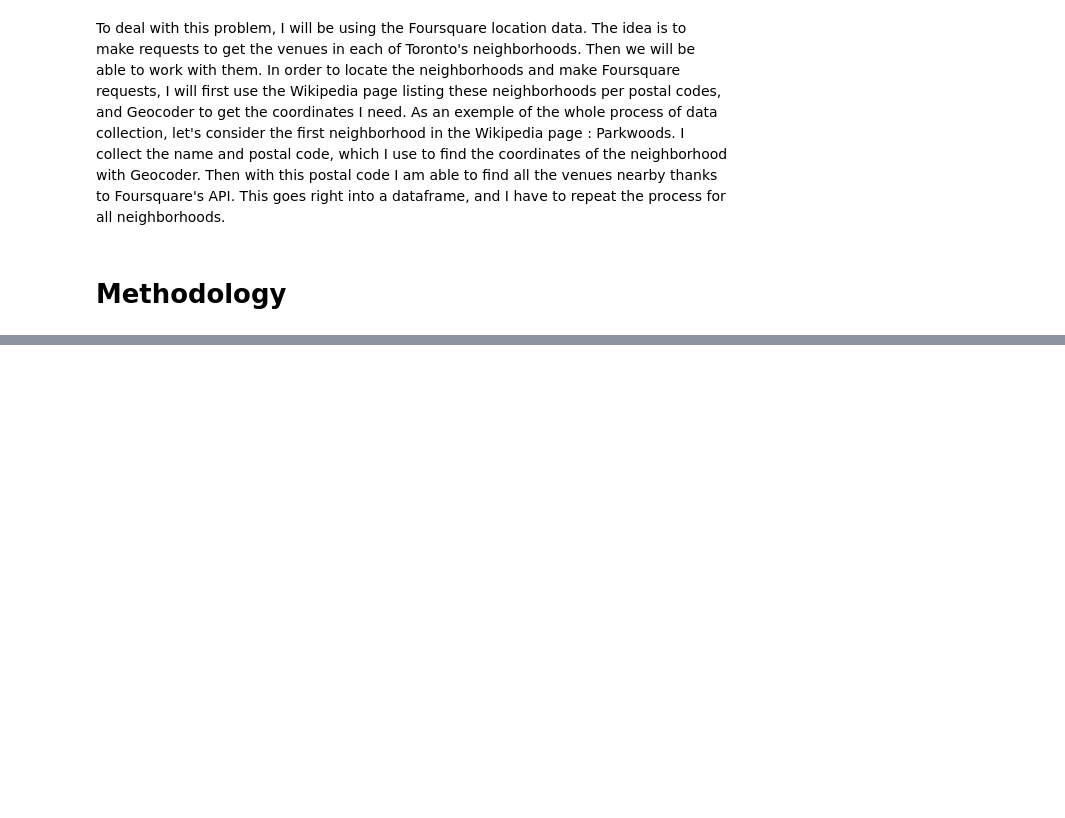
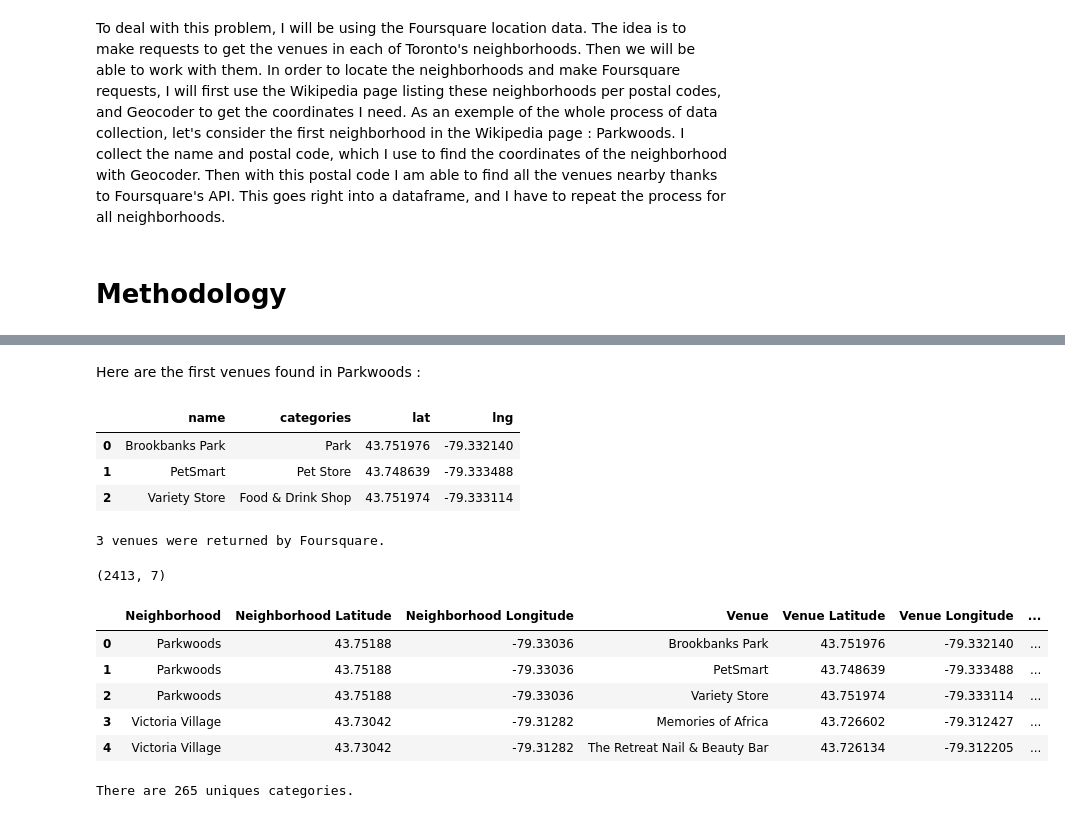
Before and after one commit to Frouby/Coursera_Capstone, a Jupyter notebook: Coursera_Capstone.ipynb, the cells around one changed output, grey strips where cells are left out. Drawn from its saved outputs; the diff is of its cells as text; code cells hidden in the pictures; blank space fills up the shorter version.

```diff
--- a/Coursera_Capstone.ipynb
+++ b/Coursera_Capstone.ipynb
@@ -23,0 +224,80 @@ As an exemple of the whole process of data collection, let's consider the first
+# %% [markdown]
+Here are the first venues found in Parkwoods :
+# %%
+venues = results['response']['groups'][0]['items']
+
+nearby_venues = json_normalize(venues)
+
+filtered_columns = ['venue.name', 'venue.categories', 'venue.location.lat', 'venue.location.lng']
+nearby_venues =nearby_venues.loc[:, filtered_columns]
+
+nearby_venues['venue.categories'] = nearby_venues.apply(get_category_type, axis=1)
+
+nearby_venues.columns = [col.split(".")[-1] for col in nearby_venues.columns]
+
+nearby_venues.head()
+# %% [output]
+|  | name | categories | lat | lng |
+| 0 | Brookbanks Park | Park | 43.751976 | -79.332140 |
+| 1 | PetSmart | Pet Store | 43.748639 | -79.333488 |
+| 2 | Variety Store | Food & Drink Shop | 43.751974 | -79.333114 |
+# %%
+print('{} venues were returned by Foursquare.'.format(nearby_venues.shape[0]))
+# %% [output]
+3 venues were returned by Foursquare.
+# %%
+def getNearbyVenues(names, latitudes, longitudes, radius=500):
+
+    venues_list=[]
+    for name, lat, lng in zip(names, latitudes, longitudes):
+
+        url = 'https://api.foursquare.com/v2/venues/explore?&client_id={}&client_secret={}&v={}&ll={},{}&radius={}&limit={}'.format(
+            CLIENT_ID,
+            CLIENT_SECRET,
+            VERSION,
+            lat,
+            lng,
+            radius,
+            LIMIT)
+
+        results = requests.get(url).json()["response"]['groups'][0]['items']
+
+        venues_list.append([(
+            name,
+            lat,
+            lng,
+            v['venue']['name'],
+            v['venue']['location']['lat'],
+            v['venue']['location']['lng'],
+            v['venue']['categories'][0]['name']) for v in results])
+
+    nearby_venues = pd.DataFrame([item for venue_list in venues_list for item in venue_list])
+    nearby_venues.columns = ['Neighborhood',
+                  'Neighborhood Latitude',
+                  'Neighborhood Longitude',
+                  'Venue',
+                  'Venue Latitude',
+                  'Venue Longitude',
+                  'Venue Category']
+
+    return(nearby_venues)
+# %%
+toronto_venues = getNearbyVenues(names=toronto_df['Neighbourhood'],
+                                   latitudes=toronto_df['Latitude'],
+                                   longitudes=toronto_df['Longitude']
+                                  )
+# %%
+print(toronto_venues.shape)
+toronto_venues.head()
+# %% [output]
+(2413, 7)
+|  | Neighborhood | Neighborhood Latitude | Neighborhood Longitude | Venue | Venue Latitude | Venue Longitude | ... |
+| 0 | Parkwoods | 43.75188 | -79.33036 | Brookbanks Park | 43.751976 | -79.332140 | ... |
+| 1 | Parkwoods | 43.75188 | -79.33036 | PetSmart | 43.748639 | -79.333488 | ... |
+| 2 | Parkwoods | 43.75188 | -79.33036 | Variety Store | 43.751974 | -79.333114 | ... |
+| 3 | Victoria Village | 43.73042 | -79.31282 | Memories of Africa | 43.726602 | -79.312427 | ... |
+| 4 | Victoria Village | 43.73042 | -79.31282 | The Retreat Nail & Beauty Bar | 43.726134 | -79.312205 | ... |
+# %%
+print('There are {} uniques categories.'.format(len(toronto_venues['Venue Category'].unique())))
+# %% [output]
+There are 265 uniques categories.
```
Also changed, not shown: parts of 55 cells of this notebook.
